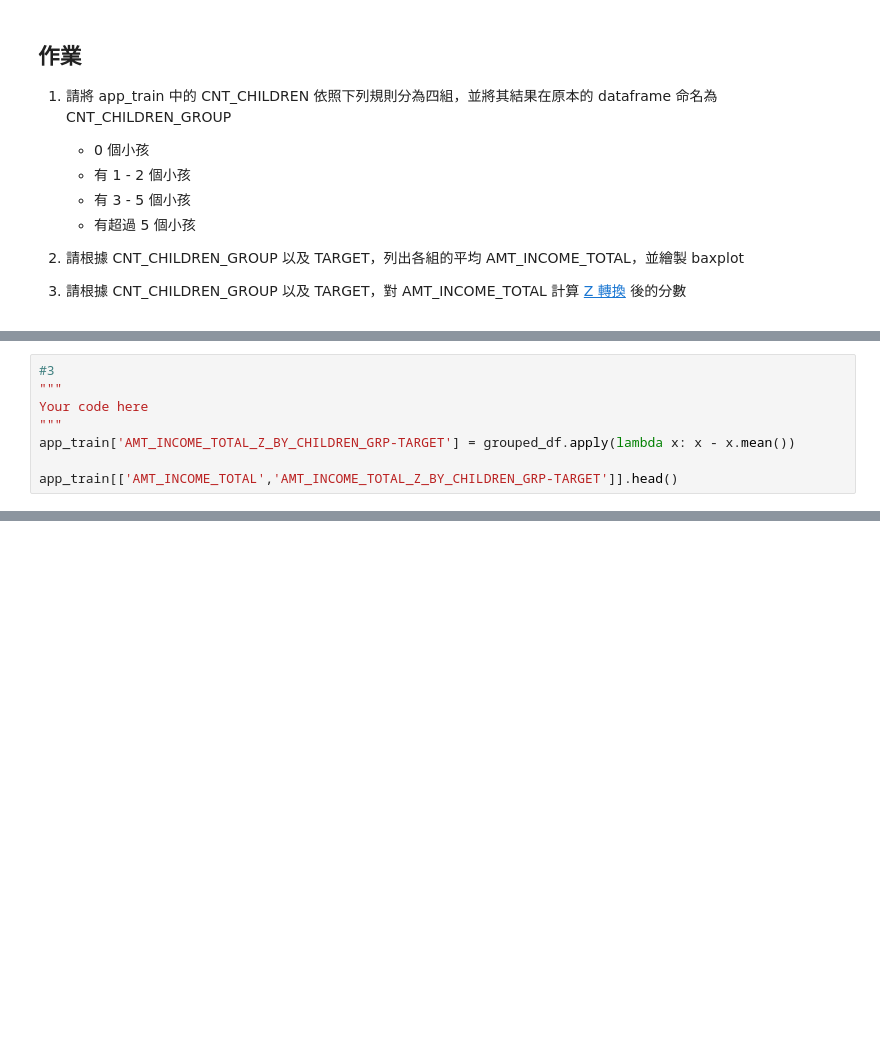
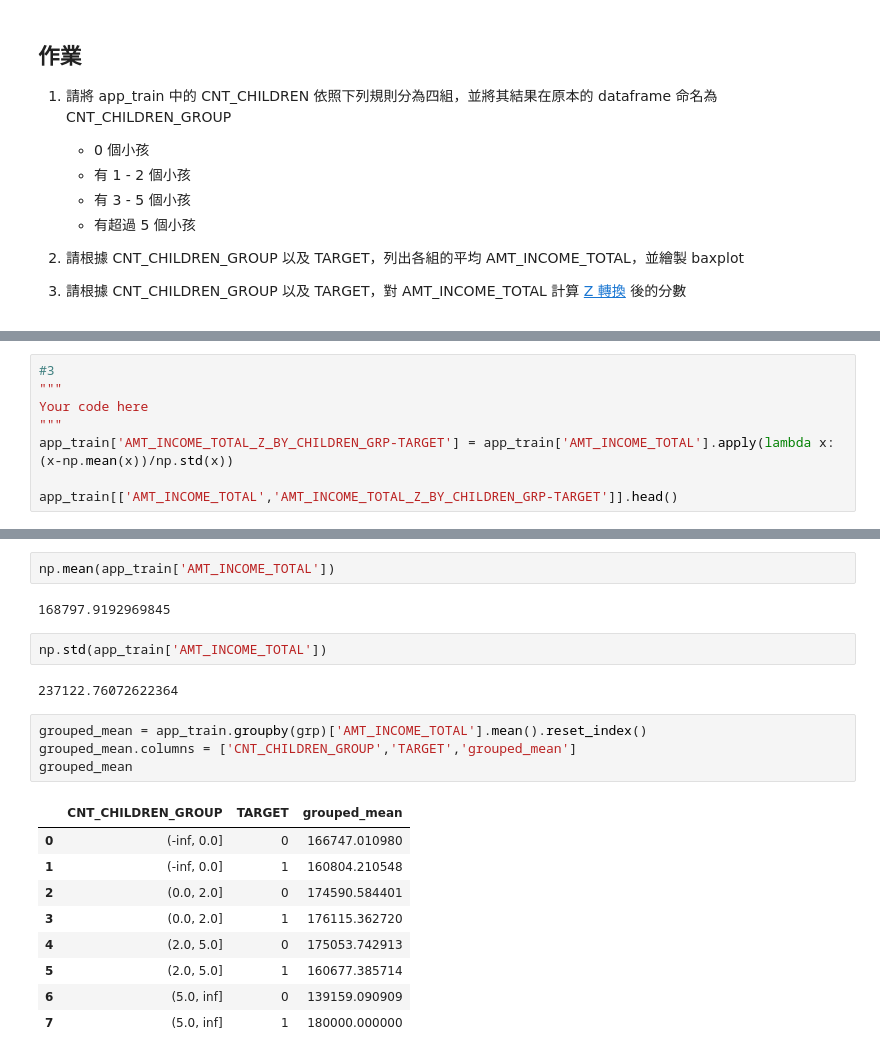
Before and after one commit to k1012ken/ML100Days, a Jupyter notebook: homework/Day_013_HW.ipynb, the cells around one changed output, grey strips where cells are left out. Saved outputs shown, nothing was run; the diff lists cells and outputs as text; blank space fills up the shorter version.

```diff
--- a/homework/Day_013_HW.ipynb
+++ b/homework/Day_013_HW.ipynb
@@ -151,7 +99,7 @@ AttributeError: 'float' object has no attribute 'mean'
 """
 Your code here
 """
-app_train['AMT_INCOME_TOTAL_Z_BY_CHILDREN_GRP-TARGET'] = grouped_df.apply(lambda x: x - x.mean())
+app_train['AMT_INCOME_TOTAL_Z_BY_CHILDREN_GRP-TARGET'] = app_train['AMT_INCOME_TOTAL'].apply(lambda x:(x-np.mean(x))/np.std(x))
 
 app_train[['AMT_INCOME_TOTAL','AMT_INCOME_TOTAL_Z_BY_CHILDREN_GRP-TARGET']].head()
 # %% [output]
@@ -158,0 +112,22 @@ AttributeError: 'float' object has no attribute 'mean'
+# %%
+np.mean(app_train['AMT_INCOME_TOTAL'])
+# %% [output]
+168797.9192969845
+# %%
+np.std(app_train['AMT_INCOME_TOTAL'])
+# %% [output]
+237122.76072622364
+# %%
+grouped_mean = app_train.groupby(grp)['AMT_INCOME_TOTAL'].mean().reset_index()
+grouped_mean.columns = ['CNT_CHILDREN_GROUP','TARGET','grouped_mean']
+grouped_mean
+# %% [output]
+|  | CNT_CHILDREN_GROUP | TARGET | grouped_mean |
+| 0 | (-inf, 0.0] | 0 | 166747.010980 |
+| 1 | (-inf, 0.0] | 1 | 160804.210548 |
+| 2 | (0.0, 2.0] | 0 | 174590.584401 |
+| 3 | (0.0, 2.0] | 1 | 176115.362720 |
+| 4 | (2.0, 5.0] | 0 | 175053.742913 |
+| 5 | (2.0, 5.0] | 1 | 160677.385714 |
+| 6 | (5.0, inf] | 0 | 139159.090909 |
+| 7 | (5.0, inf] | 1 | 180000.000000 |
```
Also changed, not shown: parts of 9 cells of this notebook.
